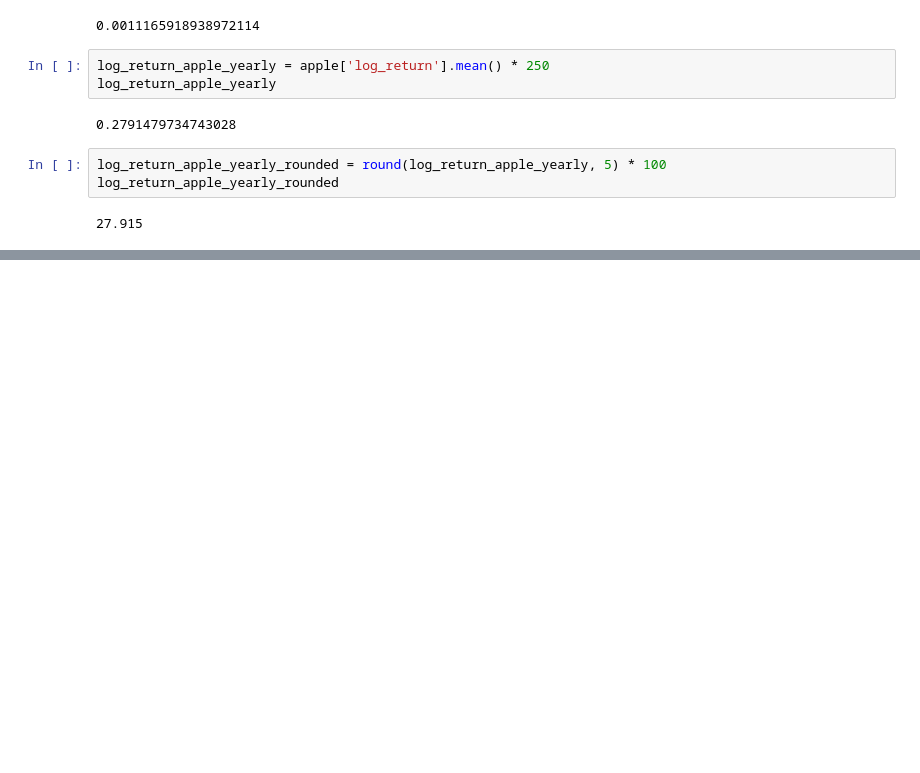
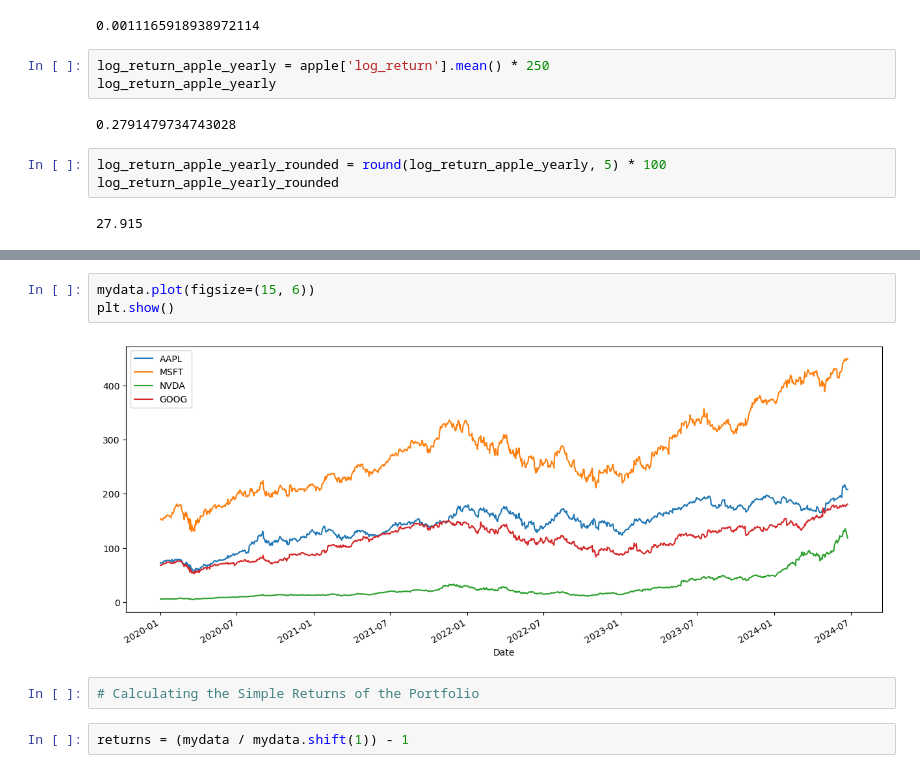
Before and after one commit to Felipebarcon/Portfolio-s-Financials-Analysis-, a Jupyter notebook: Simple_Returns.ipynb, the cells around one changed output, grey strips where cells are left out. Drawn from its saved outputs; the diff is of its cells as text; blank space fills up the shorter version.

Commit message:
Calculating the Indices Rate of Return

```diff
--- a/Simple_Returns.ipynb
+++ b/Simple_Returns.ipynb
@@ -166,0 +212,9 @@ log_return_apple_yearly_rounded
+# %%
+mydata.plot(figsize=(15, 6))
+plt.show()
+# %% [output]
+[figure, added]
+# %%
+# Calculating the Simple Returns of the Portfolio
+# %%
+returns = (mydata / mydata.shift(1)) - 1
```
Also changed, not shown: parts of 25 cells of this notebook.
